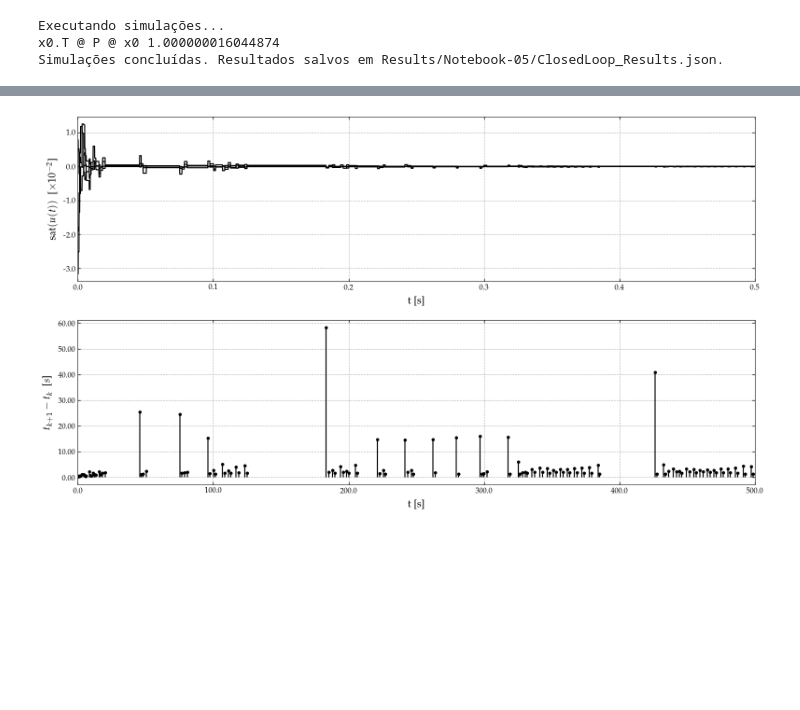
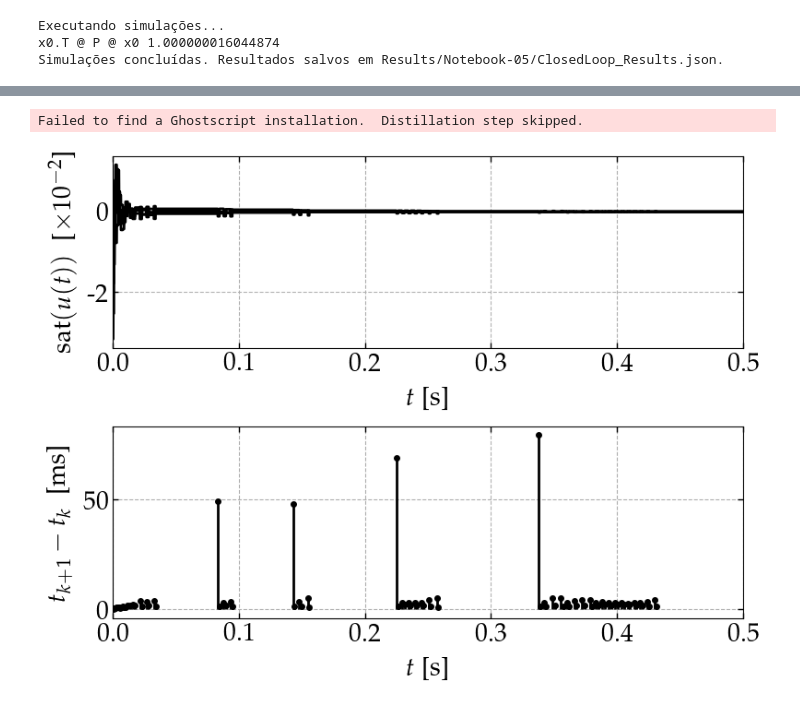
Before and after one commit to andel-vitorio/event-based-control, a Jupyter notebook: Notebooks/PETC for DC Converters/07 - DAETM, Saturated, Linear Control.ipynb, the cells around one changed output, grey strips where cells are left out. Saved outputs shown, nothing was run; the diff lists cells and outputs as text; code cells hidden in the pictures; blank space fills up the shorter version.

```diff
--- a/Notebooks/PETC for DC Converters/07 - DAETM, Saturated, Linear Control.ipynb
+++ b/Notebooks/PETC for DC Converters/07 - DAETM, Saturated, Linear Control.ipynb
@@ -233,10 +233,10 @@ array([[ 2.70270270e-03,  3.70370370e-03],
 # %%
 Pl = [0] * dgs_amount
 
-Pl[0] = Pl[0] + sgn.step_signal(timepts, [0.0, 0.05], [0, 20e3])
-Pl[1] = Pl[1] + sgn.step_signal(timepts, [0.00], [-20e3])
-Pl[2] = Pl[2] + sgn.step_signal(timepts, [0.00], [20e3])
-Pl[3] = Pl[3] + sgn.step_signal(timepts, [0.00], [-20e3])
+Pl[0] = Pl[0] + sgn.step_signal(timepts, [0.25], [17.5e3])
+Pl[1] = Pl[1] + sgn.step_signal(timepts, [0.25], [-15e3])
+Pl[2] = Pl[2] + sgn.step_signal(timepts, [0.25], [15e3])
+Pl[3] = Pl[3] + sgn.step_signal(timepts, [0.25], [-15e3])
 # %%
 def plant_dynamics(time, x, inputs, params):
   # Extracting the number of inputs and parameters
@@ -942,0 +979,16 @@ for i in range(2 * dgs_amount, 2 * dgs_amount + lines):
+# %%
+fig = plt.figure(figsize=(5, 7.5), layout='constrained')
+
+mosaic = [['δi1'], ['δi2'], ['δv3']]
+axs = fig.subplot_mosaic(mosaic)
+
+for i in range(2 * dgs_amount, 2 * dgs_amount + lines):
+  gph.plot(axs[mosaic[i - 2 * dgs_amount][0]], timepts, [v[i] for v in y],
+           '$t$ [s]', f'$\\delta i_{i - 2 * dgs_amount + 1}$ [A]',
+           plot_cfg={**cfg,
+                     'style': {**cfg['style']},
+                     'axis': {**cfg['axis'], 'x_digits': t_decimal_places, 'y_digits': 0},
+                     'limits': {**cfg['limits'], **axis_limits},
+                     })
+file_path = r"P:\Papers\PETC_for_Microgrids\Figs\lines_currents.eps"
+fig.savefig(file_path, format='eps', bbox_inches='tight', dpi=600)
@@ -943,5 +998,5 @@ for i in range(2 * dgs_amount, 2 * dgs_amount + lines):
 # %%
-fig = plt.figure(figsize=(16, 9), layout='constrained')
+fig = plt.figure(figsize=(8, 6), layout='constrained')
 
 mosaic = [['sat'], ['iet']]
 axs = fig.subplot_mosaic(mosaic)
@@ -950,43 +1005,44 @@ for i in range(dgs_amount):
   gph.plot(
       axs['sat'], t_formatted,
       [float(v[i]) * 1e2 for v in uc],
-      xlabel='t [s]', ylabel='sat$(u(t))\\;$ [$\\times 10^{-2}$]',
-      # title='Sinal de Controle Saturado (sat($u(t)$))',
+      xlabel='$t$ [s]', ylabel='sat$(u(t))\\;$ [$\\times 10^{-2}$]',
       plot_cfg={**cfg,
                 'axis': {**cfg['axis'], 'x_digits': t_decimal_places,
-                         'y_digits': 1},
+                         'y_digits': 0},
                 'limits': {**cfg['limits'], **axis_limits},
                 'legend': {'fontsize': 16}
                 })
 
 # Plot dos IETs
 if len(inter_event_times) > 0:
   stem_cfg = cfg.copy()
   stem_cfg['axis']['y_digits'] = 0
 
   gph.stem(
-      axs['iet'], [et * 1e3 for et in event_times],
+      axs['iet'], [et for et in event_times],
       [et * 1e3 for et in inter_event_times],
-      xlabel='t [s]', ylabel='$t_{k+1} - t_k\\;$ [$s$]',
-      # title='Intervalos entre Eventos',
+      xlabel='$t$ [s]', ylabel='$t_{k+1} - t_k\\;$ [ms]',
       stem_cfg={**cfg,
                 'axis': {**cfg['axis'], 'x_digits': t_decimal_places,
-                         'y_digits': 2},
-                'limits': {'x_min': 0., 'x_max': timepts[-1] * 1e3},
+                         'y_digits': 0},
+                'limits': {'x_min': 0., 'x_max': timepts[-1]},
                 })
 
 
 else:
   axs['iet'].text(0.5, 0.5, 'No triggered events',
                   ha='center', va='center', fontsize=14,
                   transform=axs['iet'].transAxes)
   axs['iet'].set_title('Inter-event Times')
   axs['iet'].set_xlabel('t [s]')
   axs['iet'].set_ylabel('$t_{k+1} - t_k$ [$ms$]')
   axs['iet'].set_xlim([0, simulation_time])
   axs['iet'].set_ylim([0, 1])  # valor simbólico
   axs['iet'].grid(False)
 
-plt.tight_layout(pad=2.)
+plt.tight_layout(pad=1.)
+file_path = r"P:\Papers\PETC_for_Microgrids\Figs\control_signal_and_iet.eps"
+fig.savefig(file_path, format='eps', bbox_inches='tight', dpi=600)
 # %% [output]
+Failed to find a Ghostscript installation.  Distillation step skipped.
-[figure, old version]
+[figure, new version]
```
Also changed, not shown: parts of 8 cells of this notebook, 1 other file.
